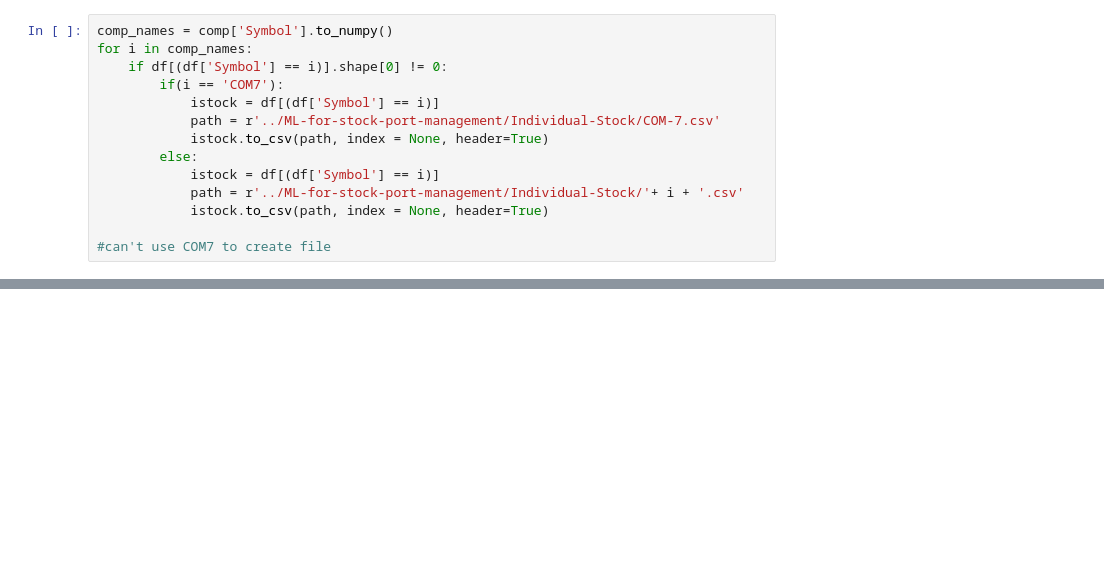
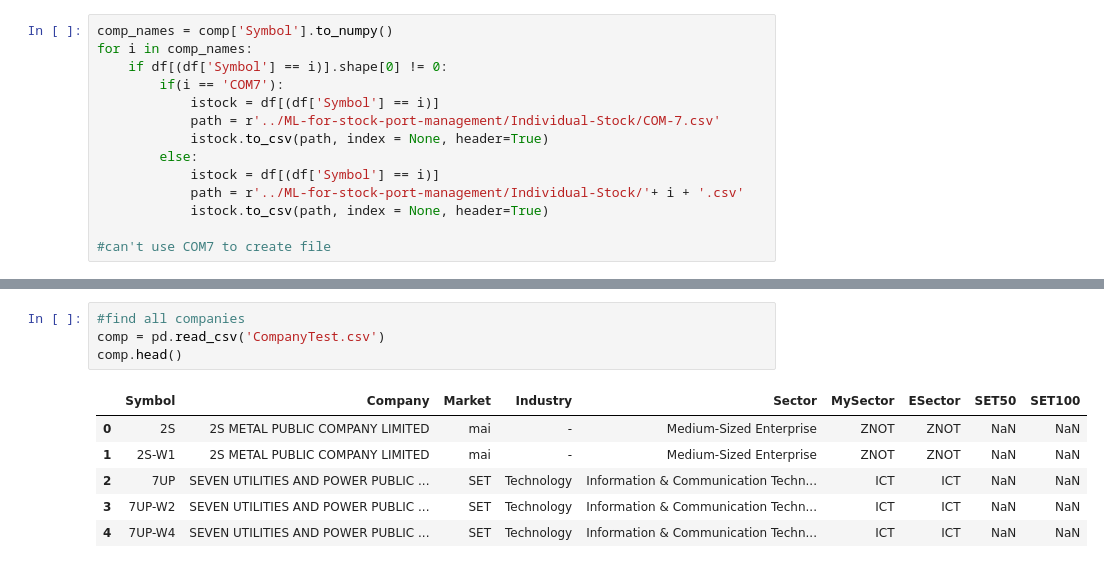
Before and after one commit to KitmanNorth/ML-for-stock-port-management, a Jupyter notebook: individual_method.ipynb, the cells around one changed output, grey strips where cells are left out. Cells and saved outputs as stored; diff of their text form; blank space fills up the shorter version.

```diff
--- a/individual_method.ipynb
+++ b/individual_method.ipynb
@@ -48,0 +64,11 @@ for i in comp_names:
+# %%
+#find all companies
+comp = pd.read_csv('CompanyTest.csv')
+comp.head()
+# %% [output]
+|  | Symbol | Company | Market | Industry | Sector | MySector | ESector | SET50 | SET100 |
+| 0 | 2S | 2S METAL PUBLIC COMPANY LIMITED | mai | - | Medium-Sized Enterprise | ZNOT | ZNOT | NaN | NaN |
+| 1 | 2S-W1 | 2S METAL PUBLIC COMPANY LIMITED | mai | - | Medium-Sized Enterprise | ZNOT | ZNOT | NaN | NaN |
+| 2 | 7UP | SEVEN UTILITIES AND POWER PUBLIC ... | SET | Technology | Information & Communication Techn... | ICT | ICT | NaN | NaN |
+| 3 | 7UP-W2 | SEVEN UTILITIES AND POWER PUBLIC ... | SET | Technology | Information & Communication Techn... | ICT | ICT | NaN | NaN |
+| 4 | 7UP-W4 | SEVEN UTILITIES AND POWER PUBLIC ... | SET | Technology | Information & Communication Techn... | ICT | ICT | NaN | NaN |
```
Also changed, not shown: parts of 4 cells of this notebook.
